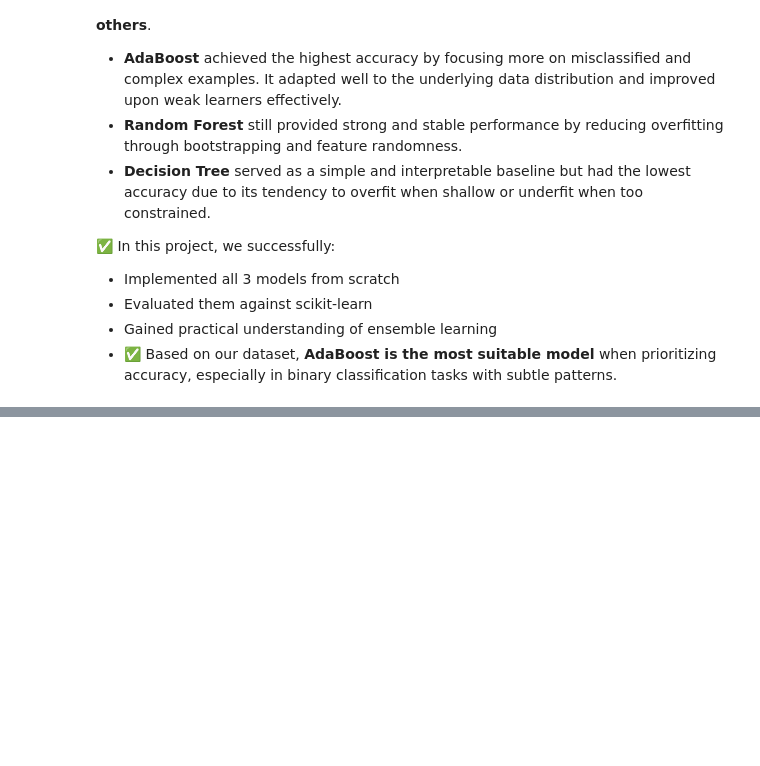
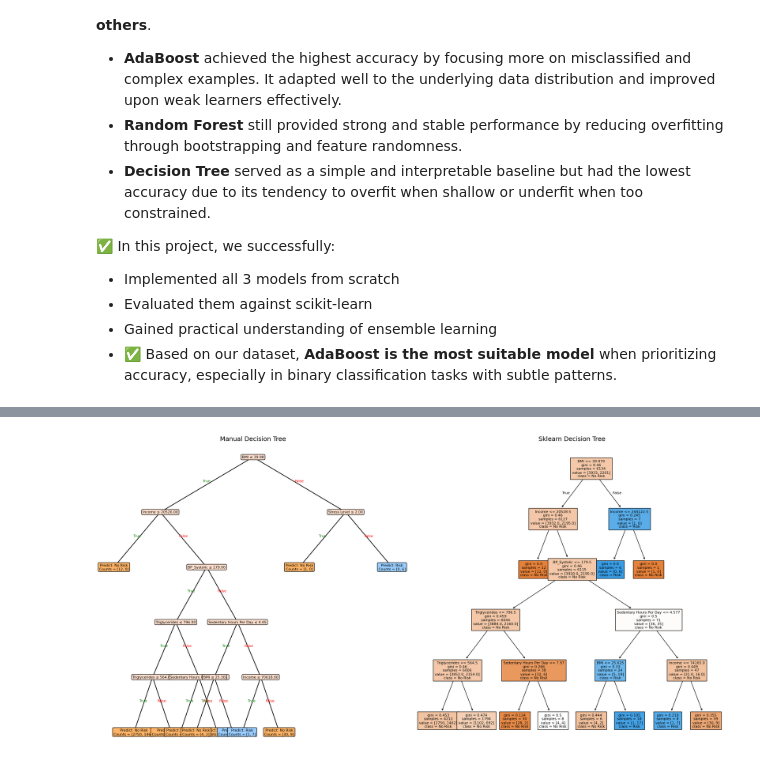
Before and after one commit to talgo59/ML_final_project, a Jupyter notebook: final_project.ipynb, the cells around one changed output, grey strips where cells are left out. Drawn from its saved outputs; the diff is of its cells as text; code cells hidden in the pictures; blank space fills up the shorter version.

```diff
--- a/final_project.ipynb
+++ b/final_project.ipynb
@@ -300,8 +300,8 @@ class DecisionTree:
         for feature in n_features:
             values = np.unique(X[:, feature])
             for val in values:
-                left_idx = np.where(X[:, feature] >= val)[0]
-                right_idx = np.where(X[:, feature] < val)[0]
+                left_idx = np.where(X[:, feature] <= val)[0]
+                right_idx = np.where(X[:, feature] > val)[0]
 
                 if len(left_idx) == 0 or len(right_idx) == 0:
                     continue
@@ -322,10 +322,11 @@ class DecisionTree:
         if isinstance(node, self.Leaf):
             return node.predictions.most_common(1)[0][0] # Return most common class in this leaf
 
-        if row[node.feature] >= node.value:
+        if row[node.feature] <= node.value:
             return self._predict(row, node.true_branch)
         else:
             return self._predict(row, node.false_branch)
+
 
 
 # Prepare NumPy arrays for training
@@ -747,0 +749,72 @@ Final Accuracy Summary:
+# %%
+import matplotlib.pyplot as plt
+from sklearn.tree import plot_tree
+
+# ✅ Get feature names
+feature_names = list(data.drop(columns=["Heart Attack Risk"]).columns)
+
+def plot_manual_tree(node, depth=0, pos=(0, 0), x_offset=1.5, y_offset=-1, ax=None):
+    if ax is None:
+        fig, ax = plt.subplots(figsize=(12, 8))
+        ax.axis('off')
+
+    if isinstance(node, DecisionTree.Leaf):
+        # Get class counts
+        counts = [node.predictions.get(0, 0), node.predictions.get(1, 0)]
+        prediction = "Risk" if counts[1] > counts[0] else "No Risk"
+        color = "#99ccff" if prediction == "Risk" else "#ffb366"
+        text = f"Predict: {prediction}\nCounts = {counts}"
+        ax.text(pos[0], pos[1], text, ha='center', va='center', fontsize=8,
+                bbox=dict(boxstyle="round", facecolor=color))
+    else:
+        # Internal node: show feature name
+        feature_name = feature_names[node.feature] if node.feature < len(feature_names) else f"X[{node.feature}]"
+        text = f"{feature_name} ≤ {node.value:.2f}"
+        ax.text(pos[0], pos[1], text, ha='center', va='center', fontsize=8,
+                bbox=dict(boxstyle="round", facecolor="#ffddcc"))
+
+        # --- Positions for children ---
+        left_pos = (pos[0] - x_offset/(depth+1), pos[1]+y_offset)
+        right_pos = (pos[0] + x_offset/(depth+1), pos[1]+y_offset)
+
+        # Draw edges
+        ax.plot([pos[0], left_pos[0]], [pos[1], left_pos[1]], 'k-')
+        ax.plot([pos[0], right_pos[0]], [pos[1], right_pos[1]], 'k-')
+
+        # ✅ Add True/False labels
+        ax.text((pos[0]+left_pos[0])/2, (pos[1]+left_pos[1])/2 + 0.05,
+                "True", color='green', fontsize=8, ha='center')
+        ax.text((pos[0]+right_pos[0])/2, (pos[1]+right_pos[1])/2 + 0.05,
+                "False", color='red', fontsize=8, ha='center')
+
+        # Recursive calls
+        plot_manual_tree(node.true_branch, depth+1, pos=left_pos,
+                         x_offset=x_offset, y_offset=y_offset, ax=ax)
+        plot_manual_tree(node.false_branch, depth+1, pos=right_pos,
+                         x_offset=x_offset, y_offset=y_offset, ax=ax)
+
+    return ax
+
+
+# ---------- 2️⃣ Create side-by-side figure ----------
+fig, axes = plt.subplots(1, 2, figsize=(20, 10))
+
+# Manual Tree
+axes[0].set_title("Manual Decision Tree", fontsize=14)
+axes[0].axis('off')
+plot_manual_tree(fast_tree.root, ax=axes[0])
+
+# Sklearn Tree
+plot_tree(sklearn_tree, filled=True,
+          feature_names=feature_names,
+          class_names=["No Risk", "Risk"],
+          ax=axes[1], fontsize=8)
+axes[1].set_title("Sklearn Decision Tree", fontsize=14)
+
+plt.tight_layout()
+
+# ✅ Save to PNG
+plt.savefig("tree_comparison.png", dpi=300)
+plt.show()
+# %% [output]
+[figure, added]
```
Also changed, not shown: parts of 7 cells of this notebook, 2 other files.
